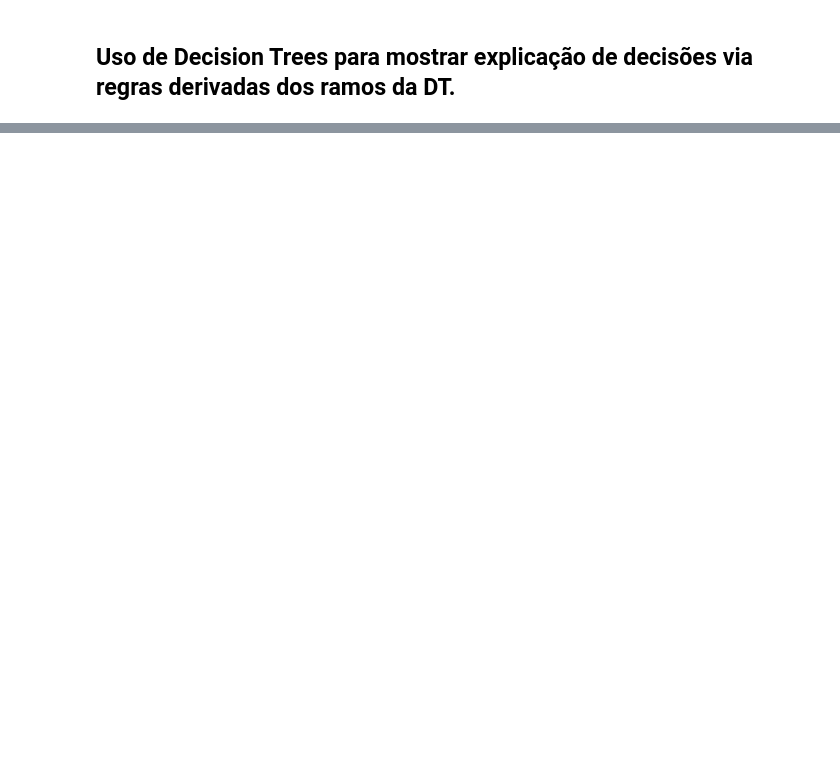
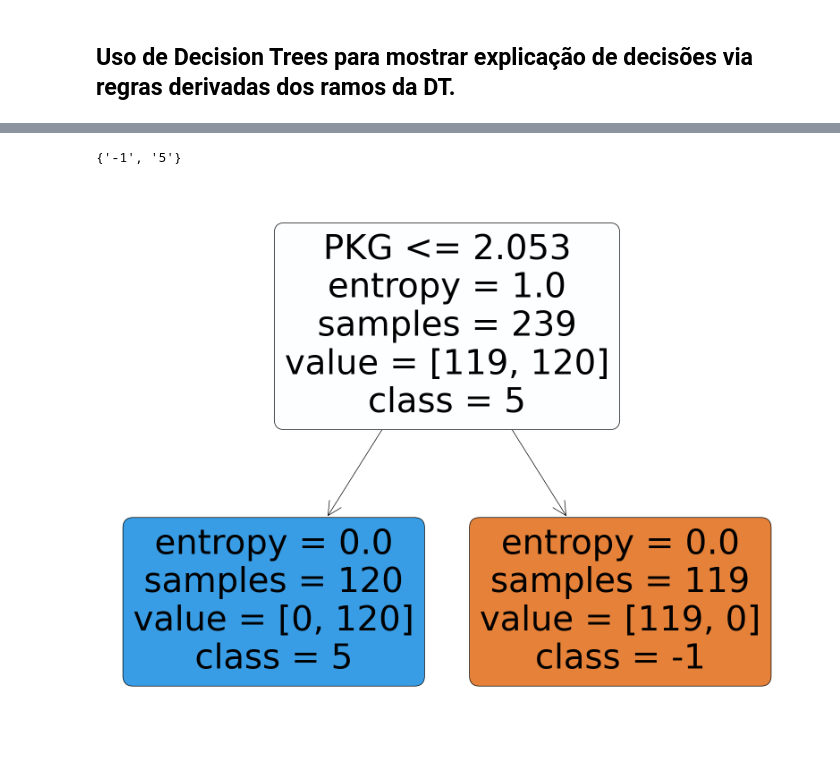
Before and after one commit to JoseBambora/ProjetoEES, a Jupyter notebook: Parte3/Aula3_eng.ipynb, the cells around one changed output, grey strips where cells are left out. Saved outputs shown, nothing was run; the diff lists cells and outputs as text; code cells hidden in the pictures; blank space fills up the shorter version.

```diff
--- a/Parte3/Aula3_eng.ipynb
+++ b/Parte3/Aula3_eng.ipynb
@@ -1,15 +1,2 @@
 # %% [markdown]
 ## Uso de Decision Trees para mostrar explicação de decisões via regras derivadas dos ramos da DT.
-# %%
-# usando o nosso dataset cv.csv
-import pandas as pd
-from sklearn import tree
-import matplotlib.pyplot as plt
-file_name = 'data.csv'
-data = pd.read_csv(file_name)
-data["Label"] = data["Program"] + " " + data["Language"] + " " + data['PowerLimit'].map(lambda x: str(x))
-data.drop(["Program","Language",'PowerLimit'],axis=1,inplace=True)
-
-y = data.Label
-X = data.drop(columns=['Label'])
-print(set(data['Label'].values))
@@ -17,0 +9,4 @@ print(set(data['Label'].values))
+# %%
+file_name = 'data.csv'
+data_original = pd.read_csv(file_name)
+print(data_original.columns)
@@ -18,8 +17,18 @@ print(set(data['Label'].values))
 # %%
-classes = [elem for elem in set(data['Label'].values)]
-atribs = ['PCK','CPU','Time','Memory','Temperature']
-%matplotlib inline
-clf = tree.DecisionTreeClassifier(criterion='entropy',ccp_alpha=0.1)
-plt.figure(figsize=(20,16))
-clf = clf.fit(X, y)
-tree.plot_tree(clf,feature_names=atribs,class_names=classes,filled=True, rounded=True)
+def plot_relation(atrib,atribs):
+    data = data_original.copy()
+    data["Label"] = data[atrib].map(lambda x: str(x))
+
+    elems = [atribs,'Label'] + atribs
+    columns_drop = [c for c in data.columns if c not in elems]
+    data.drop(columns_drop,axis=1,inplace=True)
+
+    y = data.Label
+    X = data.drop(columns=['Label'])
+    print(set(data['Label'].values))
+    classes = [elem for elem in set(data['Label'].values)]
+    %matplotlib inline
+    clf = tree.DecisionTreeClassifier(criterion='entropy',ccp_alpha=0.1)
+    plt.figure(figsize=(20,16))
+    clf = clf.fit(X, y)
+    tree.plot_tree(clf,feature_names=atribs,class_names=classes,filled=True, rounded=True)
@@ -46,0 +35,5 @@ tree.plot_tree(clf,feature_names=atribs,class_names=classes,filled=True, rounded
+# %%
+plot_relation('PowerLimit',['PKG'])
+# %% [output]
+{'-1', '5'}
+[figure, added]
```
Also changed, not shown: parts of 13 cells of this notebook, 2 other files.
